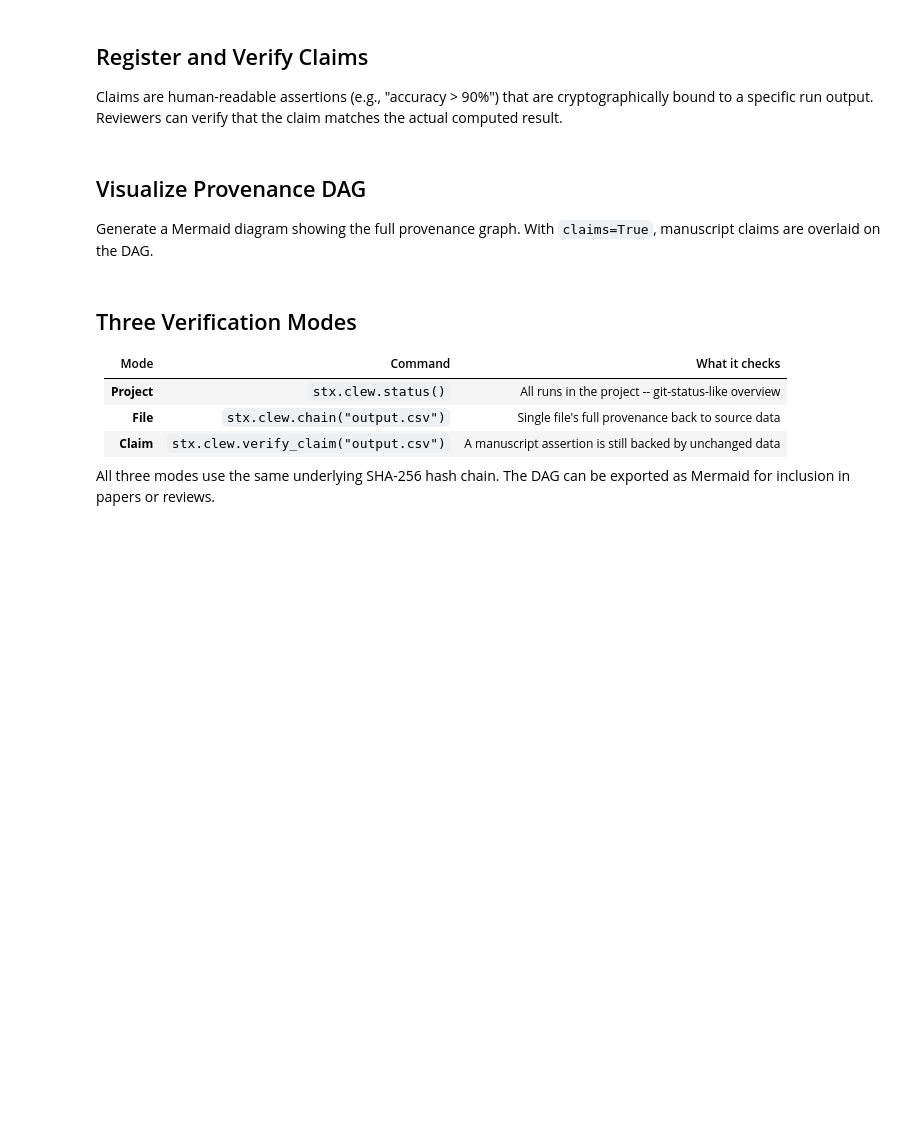
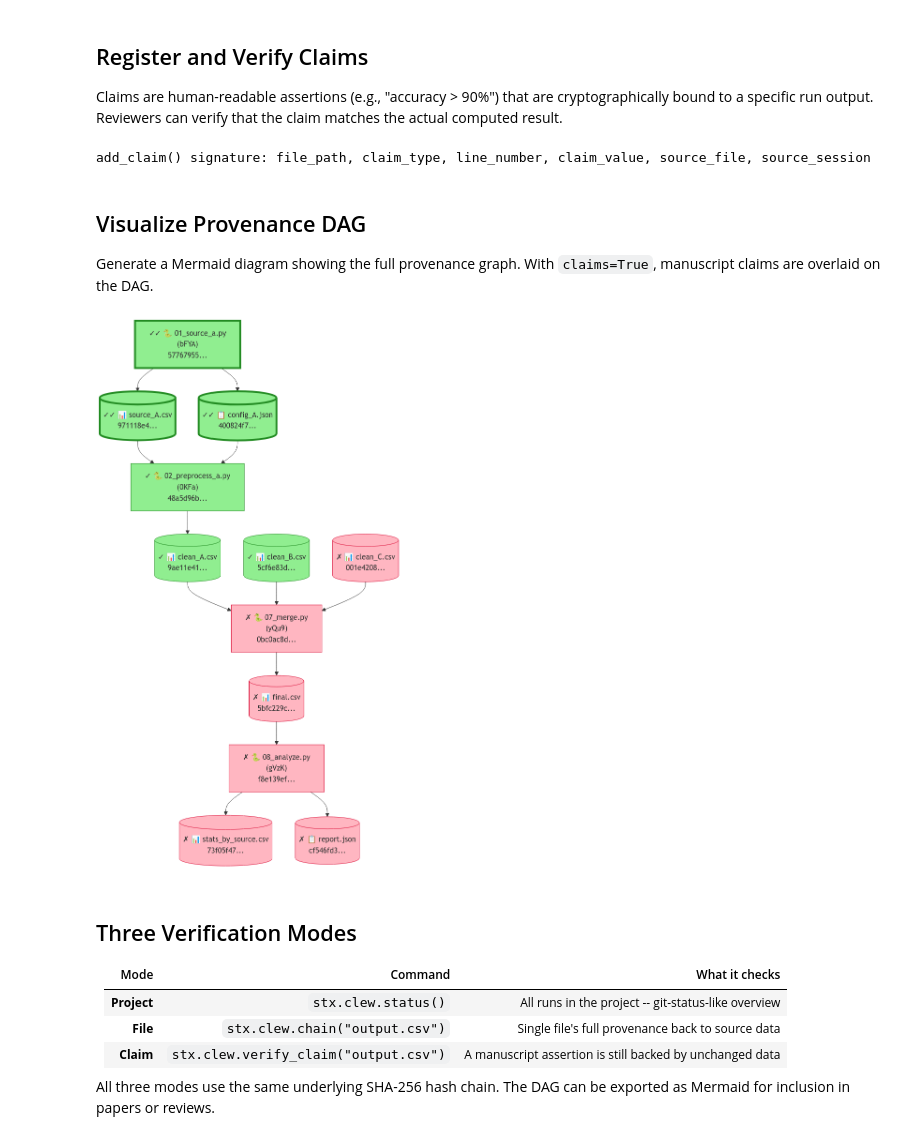
Before and after one commit to scitex-ai/scitex-python, a Jupyter notebook: examples/03_clew.ipynb, the cells around one changed output. Drawn from its saved outputs; the diff is of its cells as text; code cells hidden in the pictures; blank space fills up the shorter version.

```diff
--- a/examples/03_clew.ipynb
+++ b/examples/03_clew.ipynb
@@ -50,15 +93,21 @@ Claims are human-readable assertions (e.g., "accuracy > 90%") that are
 cryptographically bound to a specific run output. Reviewers can verify
 that the claim matches the actual computed result.
 # %%
-# Register a claim tied to a specific output file
-stx.clew.add_claim(
-    claim="Mean accuracy exceeded 92% on the held-out test set",
-    output="path/to/results.csv",
-    value=0.923,
-)
-
-# Later, verify that the claim still holds (file unchanged)
-stx.clew.verify_claim("path/to/results.csv")
+# Register a claim tied to a manuscript assertion
+# stx.clew.add_claim(
+#     file_path="paper/main.tex",
+#     claim_type="statistic",
+#     line_number=142,
+#     claim_value="t(58) = 2.34, p = .021",
+#     source_session="2026-03-18_14-30-00_Z5MR",
+#     source_file="results/stats.csv",
+# )
+#
+# Verify a specific claim
+# stx.clew.verify_claim(claim_id="...")
+print("add_claim() signature: file_path, claim_type, line_number, claim_value, source_file, source_session")
+# %% [output]
+add_claim() signature: file_path, claim_type, line_number, claim_value, source_file, source_session
 # %% [markdown]
 ## Visualize Provenance DAG
 
@@ -66,7 +115,13 @@ Generate a Mermaid diagram showing the full provenance graph.
 With `claims=True`, manuscript claims are overlaid on the DAG.
 # %%
 # Generate Mermaid diagram of the provenance DAG with claims
-stx.clew.mermaid(claims=True)
+# stx.clew.mermaid(claims=True)
+
+# Display the example DAG visualization
+from IPython.display import Image
+Image("../docs/clew-dag.png", width=400)
+# %% [output]
+[figure, added]
 # %% [markdown]
 ## Three Verification Modes
 
```
Also changed, not shown: parts of 4 cells of this notebook, 7 other files.
